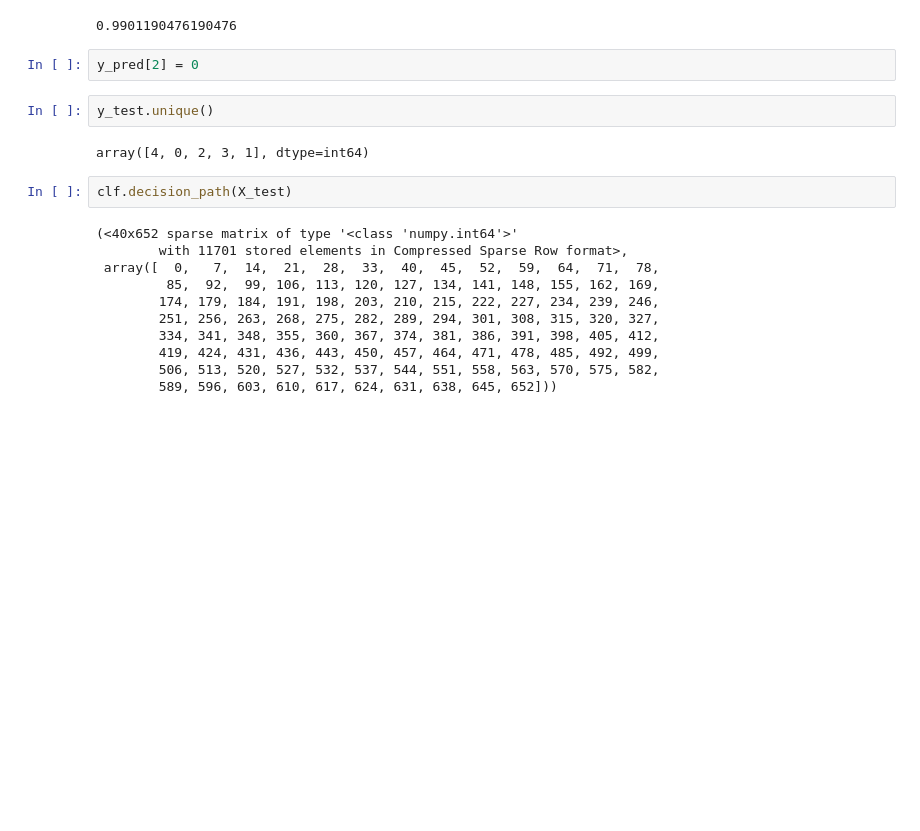
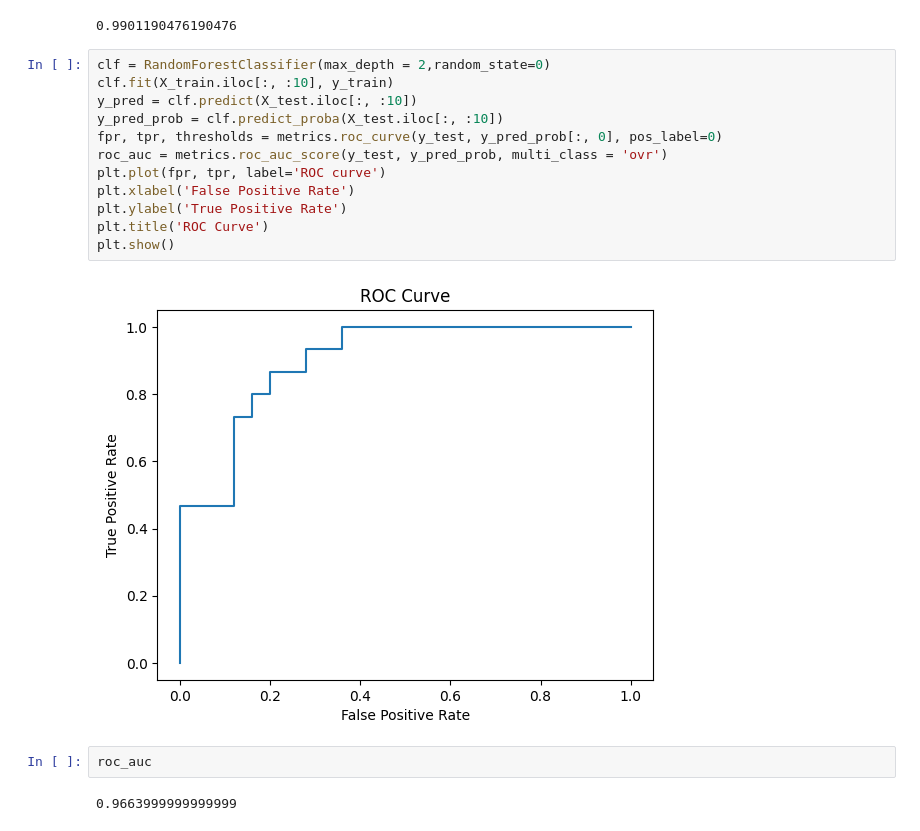
Before and after one commit to marielledoenges/BioInfoAlg_RheumArth, a Jupyter notebook: Bill/assignment4.ipynb, the cells around one changed output. Drawn from its saved outputs; the diff is of its cells as text; blank space fills up the shorter version.

```diff
--- a/Bill/assignment4.ipynb
+++ b/Bill/assignment4.ipynb
@@ -227,22 +227,21 @@ plt.show()
 roc_auc
 # %% [output]
 0.9901190476190476
-# %%
-y_pred[2] = 0
-# %%
-y_test.unique()
-# %% [output]
-array([4, 0, 2, 3, 1], dtype=int64)
-# %%
-clf.decision_path(X_test)
-# %% [output]
-(<40x652 sparse matrix of type '<class 'numpy.int64'>'
-        with 11701 stored elements in Compressed Sparse Row format>,
- array([  0,   7,  14,  21,  28,  33,  40,  45,  52,  59,  64,  71,  78,
-         85,  92,  99, 106, 113, 120, 127, 134, 141, 148, 155, 162, 169,
-        174, 179, 184, 191, 198, 203, 210, 215, 222, 227, 234, 239, 246,
-        251, 256, 263, 268, 275, 282, 289, 294, 301, 308, 315, 320, 327,
-        334, 341, 348, 355, 360, 367, 374, 381, 386, 391, 398, 405, 412,
-        419, 424, 431, 436, 443, 450, 457, 464, 471, 478, 485, 492, 499,
-        506, 513, 520, 527, 532, 537, 544, 551, 558, 563, 570, 575, 582,
-        589, 596, 603, 610, 617, 624, 631, 638, 645, 652]))
+# %%
+clf = RandomForestClassifier(max_depth = 2,random_state=0)
+clf.fit(X_train.iloc[:, :10], y_train)
+y_pred = clf.predict(X_test.iloc[:, :10])
+y_pred_prob = clf.predict_proba(X_test.iloc[:, :10])
+fpr, tpr, thresholds = metrics.roc_curve(y_test, y_pred_prob[:, 0], pos_label=0)
+roc_auc = metrics.roc_auc_score(y_test, y_pred_prob, multi_class = 'ovr')
+plt.plot(fpr, tpr, label='ROC curve')
+plt.xlabel('False Positive Rate')
+plt.ylabel('True Positive Rate')
+plt.title('ROC Curve')
+plt.show()
+# %% [output]
+[figure, added]
+# %%
+roc_auc
+# %% [output]
+0.9663999999999999
```
Also changed, not shown: parts of 16 cells of this notebook, 2 other files.
